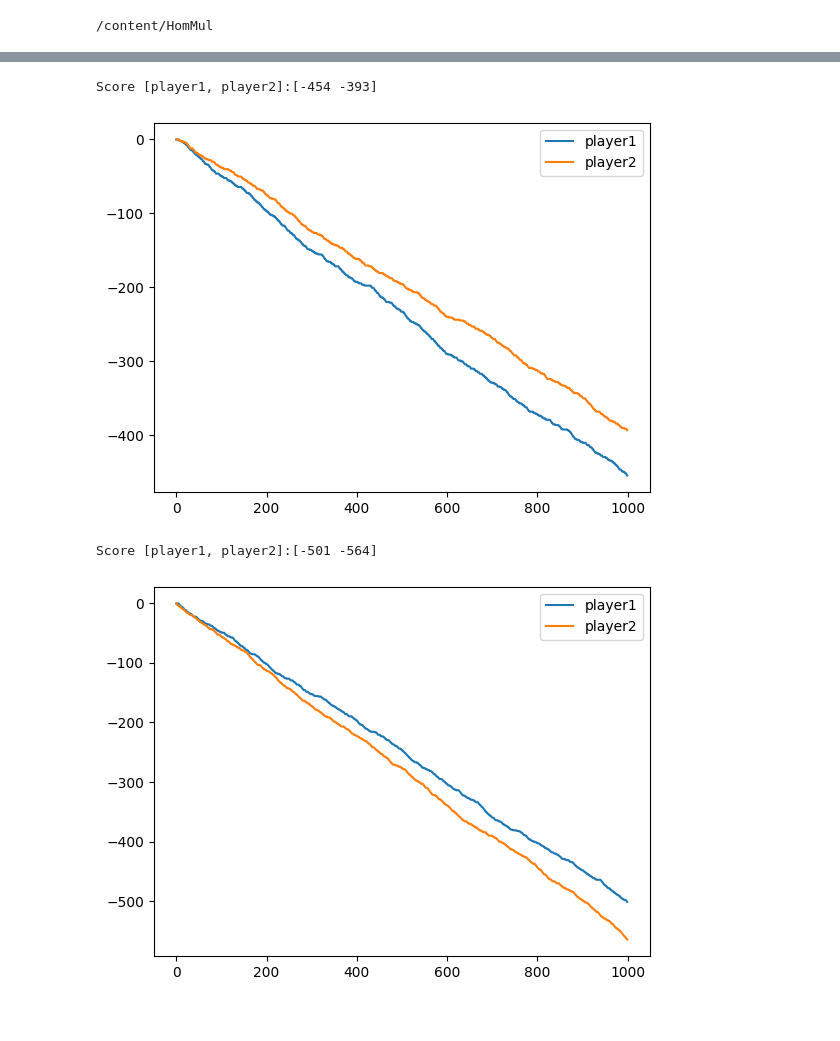
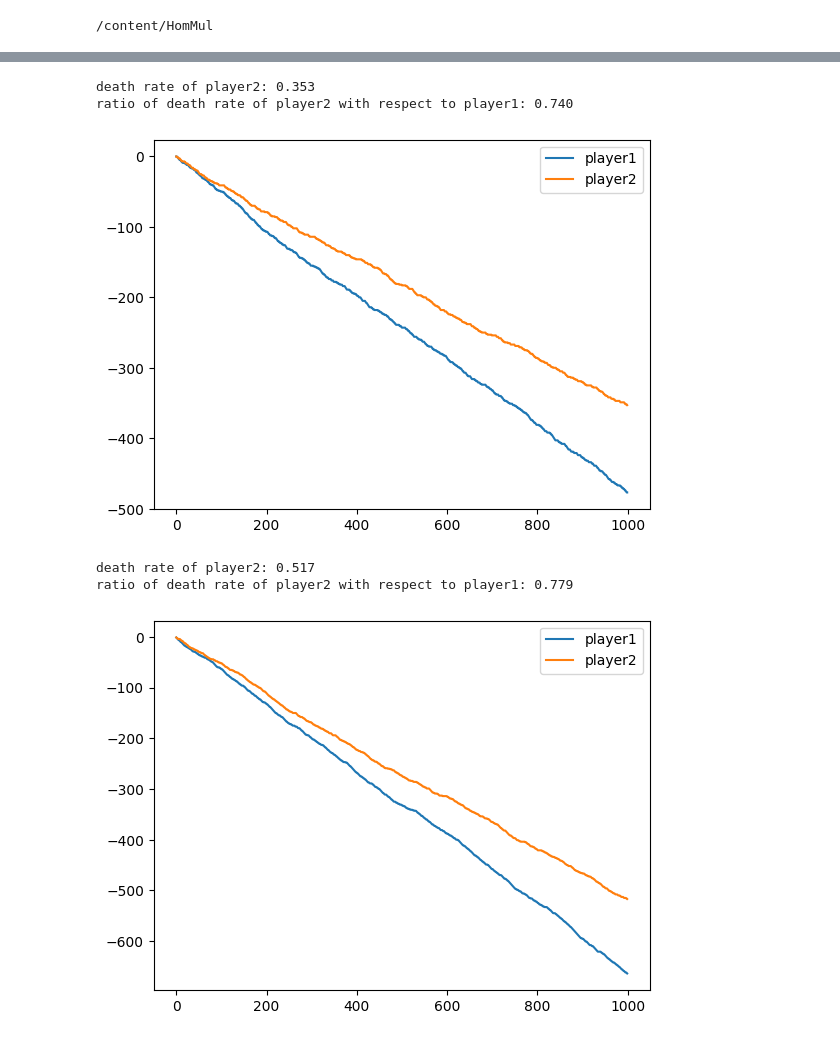
Before and after one commit to faizankshaikh/HomMul, a Jupyter notebook: experiments/trial1.ipynb, the cells around one changed output, grey strips where cells are left out. Drawn from its saved outputs; the diff is of its cells as text; code cells hidden in the pictures.

```diff
--- a/experiments/trial1.ipynb
+++ b/experiments/trial1.ipynb
@@ -195,5 +201,5 @@ Score [player1, player2]:[-565 -487]
 # %%
-# Always cooperate vs a random agent
+# Always plays vs random agent
 episodes = 1000
 
 episode_rews = []
@@ -213,39 +219,45 @@ for _ in range(episodes):
     episode_rews.append([rews['player1'], rews['player2']])
 
 arr = np.array(episode_rews)
-print(f"Score [player1, player2]:{np.sum(arr, axis=0)}")
+death_rates = np.sum(arr, axis=0) / np.sum(arr, axis=0)[0]
+print(f"death rate of player2: {(np.sum(arr, axis=0) / arr.shape[0])[-1] * -1:.3f}")
+print(f"ratio of death rate of player2 with respect to player1: {death_rates[-1]:.3f}")
 plt.plot(arr.cumsum(axis=0))
 plt.legend(("player1", "player2"))
 plt.show()
 # %% [output]
-Score [player1, player2]:[-454 -393]
+death rate of player2: 0.353
+ratio of death rate of player2 with respect to player1: 0.740
-[figure, old version]
+[figure, new version]
 # %%
-# Always defect vs a random agent
+# Always waits vs random agent
 episodes = 1000
 
 episode_rews = []
 
 for _ in range(episodes):
 
     obs = env.reset()
     while env.agents:
         acts = {
             "player1": 0,
             "player2": np.random.choice([0, 1])
         }
 
         obs, rews, terms, truncs, infos = env.step(acts)
         # print(obs, rews)
 
     episode_rews.append([rews['player1'], rews['player2']])
 
 arr = np.array(episode_rews)
-print(f"Score [player1, player2]:{np.sum(arr, axis=0)}")
+death_rates = np.sum(arr, axis=0) / np.sum(arr, axis=0)[0]
+print(f"death rate of player2: {(np.sum(arr, axis=0) / arr.shape[0])[-1] * -1:.3f}")
+print(f"ratio of death rate of player2 with respect to player1: {death_rates[-1]:.3f}")
 plt.plot(arr.cumsum(axis=0))
 plt.legend(("player1", "player2"))
 plt.show()
 # %% [output]
-Score [player1, player2]:[-501 -564]
+death rate of player2: 0.517
+ratio of death rate of player2 with respect to player1: 0.779
-[figure, old version]
+[figure, new version]
 # %%
```
Also changed, not shown: parts of 18 cells of this notebook.
